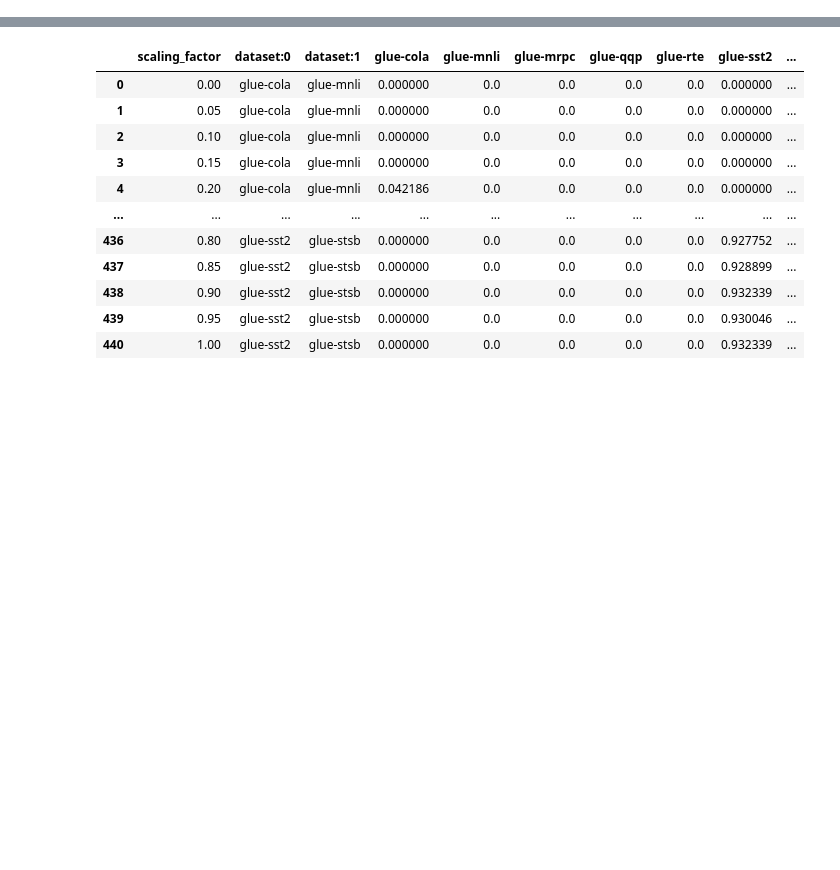
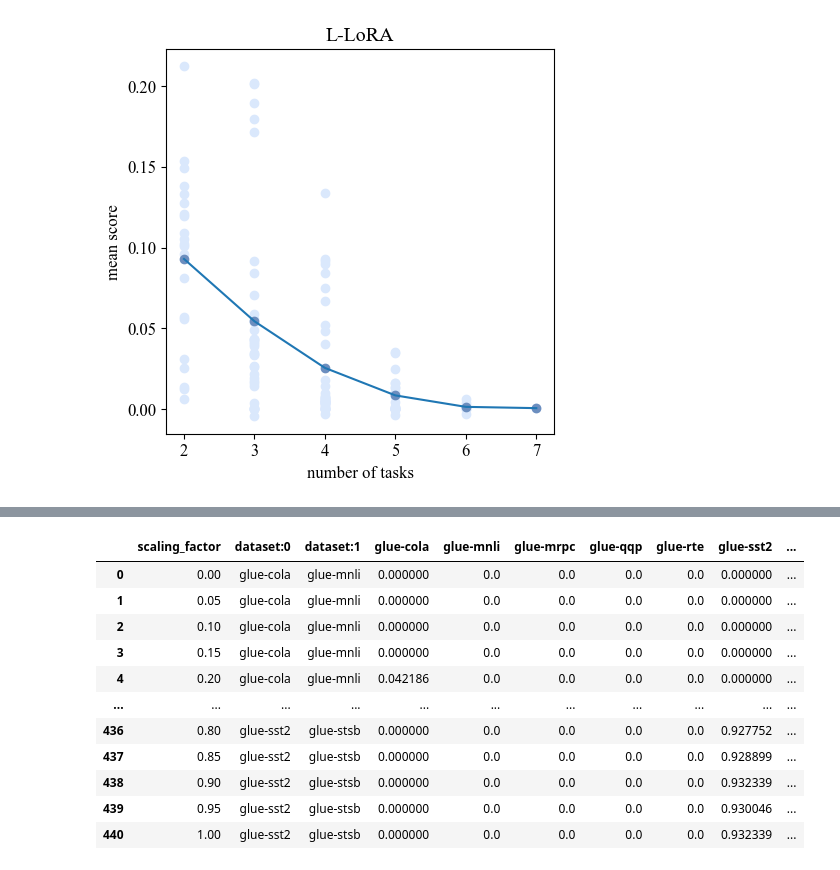
Before and after one commit to tanganke/peta, a Jupyter notebook: results/flan-t5-base/task_addition.ipynb, the cells around one changed output, grey strips where cells are left out. Saved outputs shown, nothing was run; the diff lists cells and outputs as text; code cells hidden in the pictures; blank space fills up the shorter version.

```diff
--- a/results/flan-t5-base/task_addition.ipynb
+++ b/results/flan-t5-base/task_addition.ipynb
@@ -18,0 +115,26 @@ mpl.rcParams["font.size"] = 12
+# %%
+title = "L-LoRA"
+data = l_lora_avg_data
+# --------------
+results = {num_tasks: append_mean_col(data[num_tasks]) for num_tasks in data.keys()}
+# for num_tasks in results:
+#     print(num_tasks)
+#     display(results[num_tasks])
+
+fig, axes = plt.subplots(1, 1, figsize=(5, 5), squeeze=False)
+ax: plt.Axes = axes[0, 0]
+Y_mean = []
+for num_tasks in results:
+    Y = np.array(results[num_tasks]["mean"])
+    X = np.ones_like(Y) * num_tasks
+    Y_mean.append(Y.mean())
+    ax.scatter(X, Y, color="#DAE8FC")
+    ax.scatter([num_tasks], [Y.mean()], color="#6C8EBF")
+ax.plot(np.array(list(results.keys())), np.array(Y_mean))
+
+ax.set_title(title)
+ax.set_xlabel("number of tasks")
+ax.set_ylabel("mean score")
+plt.show()
+# %% [output]
+[figure, added]
```
Also changed, not shown: parts of 10 cells of this notebook, 19 other files.
